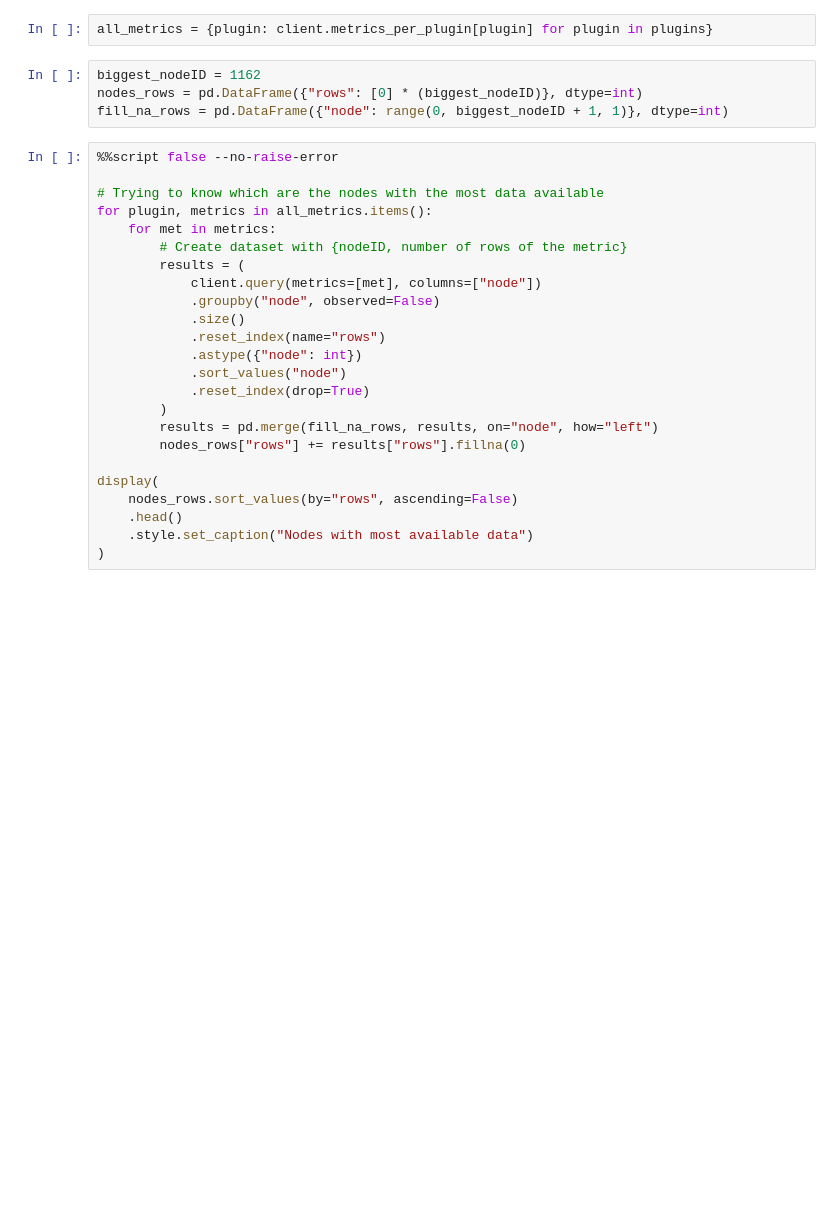
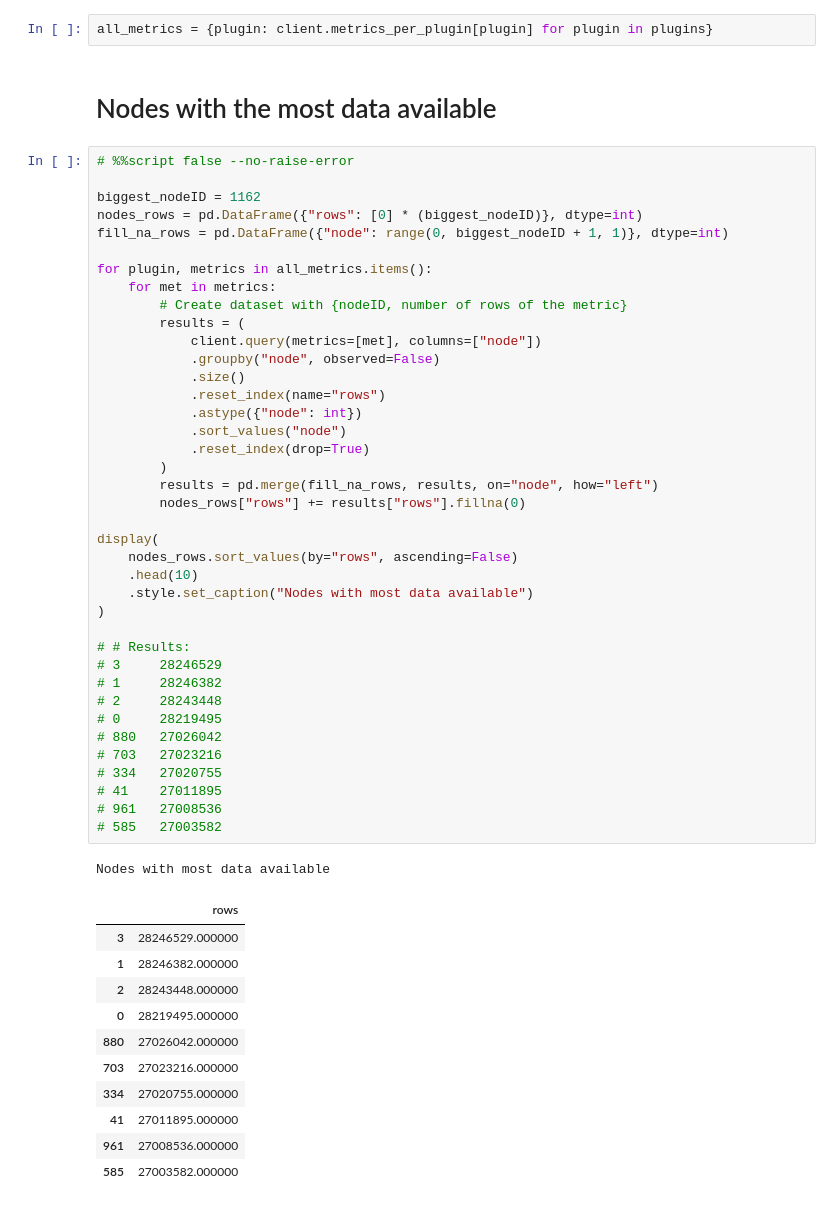
Before and after one commit to RiccardoEvangelisti/Anomaly-Detection, a Jupyter notebook: task/semi-supervised/main.ipynb, the cells around one changed output. Saved outputs shown, nothing was run; the diff lists cells and outputs as text; blank space fills up the shorter version.

```diff
--- a/task/semi-supervised/main.ipynb
+++ b/task/semi-supervised/main.ipynb
@@ -25,31 +27,57 @@ print(plugins)
 ['ipmi', 'ganglia', 'vertiv', 'schneider', 'weather', 'logics', 'nagios', 'slurm', 'job_table']
 # %%
 all_metrics = {plugin: client.metrics_per_plugin[plugin] for plugin in plugins}
-# %%
-biggest_nodeID = 1162
-nodes_rows = pd.DataFrame({"rows": [0] * (biggest_nodeID)}, dtype=int)
-fill_na_rows = pd.DataFrame({"node": range(0, biggest_nodeID + 1, 1)}, dtype=int)
+# %% [markdown]
+# Nodes with the most data available
 # %%
-%%script false --no-raise-error
+# %%script false --no-raise-error
 
-# Trying to know which are the nodes with the most data available
+biggest_nodeID = 1162
+nodes_rows = pd.DataFrame({"rows": [0] * (biggest_nodeID)}, dtype=int)
+fill_na_rows = pd.DataFrame({"node": range(0, biggest_nodeID + 1, 1)}, dtype=int)
+
 for plugin, metrics in all_metrics.items():
     for met in metrics:
         # Create dataset with {nodeID, number of rows of the metric}
         results = (
             client.query(metrics=[met], columns=["node"])
             .groupby("node", observed=False)
             .size()
             .reset_index(name="rows")
             .astype({"node": int})
             .sort_values("node")
             .reset_index(drop=True)
         )
         results = pd.merge(fill_na_rows, results, on="node", how="left")
         nodes_rows["rows"] += results["rows"].fillna(0)
 
 display(
     nodes_rows.sort_values(by="rows", ascending=False)
-    .head()
-    .style.set_caption("Nodes with most available data")
+    .head(10)
+    .style.set_caption("Nodes with most data available")
 )
+
+# # Results:
+# 3	    28246529
+# 1	    28246382
+# 2	    28243448
+# 0	    28219495
+# 880	27026042
+# 703	27023216
+# 334	27020755
+# 41	27011895
+# 961	27008536
+# 585	27003582
+# %% [output]
+Nodes with most data available
+|  | rows |
+| 3 | 28246529.000000 |
+| 1 | 28246382.000000 |
+| 2 | 28243448.000000 |
+| 0 | 28219495.000000 |
+| 880 | 27026042.000000 |
+| 703 | 27023216.000000 |
+| 334 | 27020755.000000 |
+| 41 | 27011895.000000 |
+| 961 | 27008536.000000 |
+| 585 | 27003582.000000 |
```
Also changed, not shown: parts of 11 cells of this notebook.
